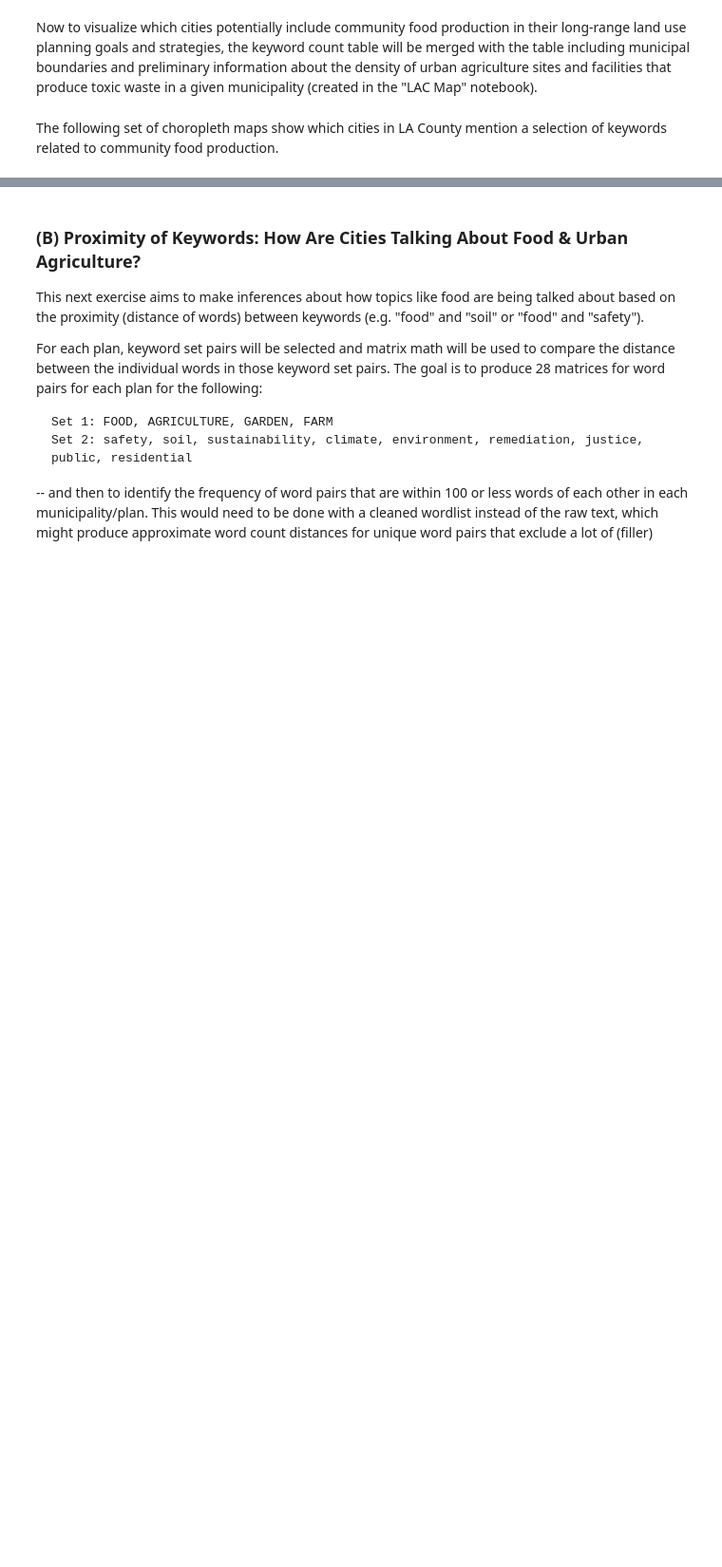
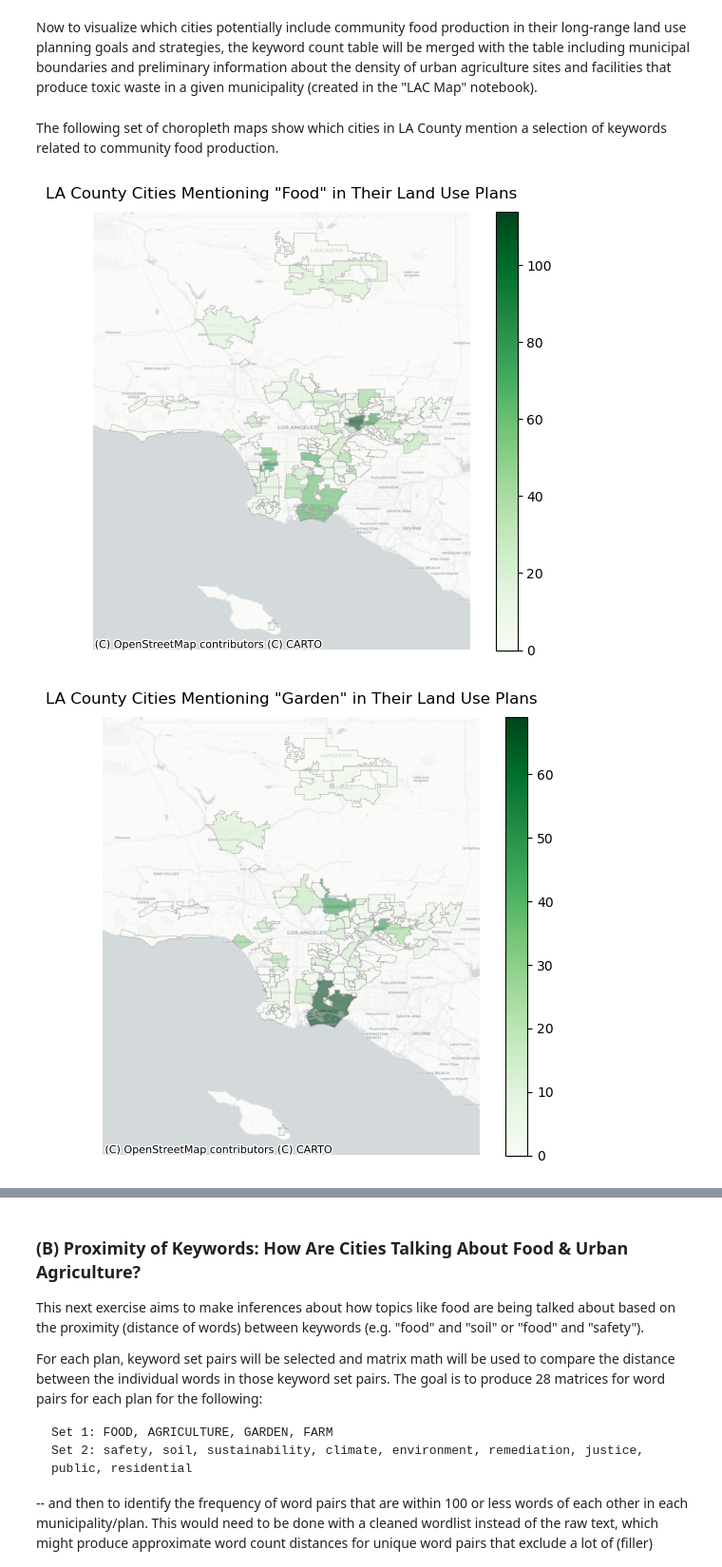
Before and after one commit to ngmelo/Food-Systems-Policy-Research, a Jupyter notebook: Food Systems and General Plans/Food Safety and General Plans.ipynb, the cells around one changed output, grey strips where cells are left out. Shown at 95% size. Cells and saved outputs as stored; diff of their text form; code cells hidden in the pictures; blank space fills up the shorter version.

```diff
--- a/Food Systems and General Plans/Food Safety and General Plans.ipynb
+++ b/Food Systems and General Plans/Food Safety and General Plans.ipynb
@@ -219,7 +328,10 @@ Now to visualize which cities potentially include community food production in t
 # joining keyword counts table to table with geocoded municipalities with preliminary UA site and Toxic Release densities
 
 # loading file
-LAC = gpd.read_file('C:/Users/melod/Documents/data science/Food-Systems-Policy-Research/Food Systems and General Plans/LACfinal.json')
+LAC = gpd.read_file('C:/Users/melod/Documents/data science/Food-Systems-Policy-Research/Food Systems and General Plans/LACfinal.geojson')
+
+# set index to 'city' column
+LAC.set_index('City', inplace = True)
 
 # joining
 LACmunikeys = munikeyst.join(LAC, how= 'left')
@@ -234,24 +346,27 @@ The following set of choropleth maps show which cities in LA County mention a se
 # %%
 # loop to generate maps for each keyword
 
-keywords = ['food', 'garden', 'farm', 'agriculture', 'soil', 'remediation']
+keywords = ['food', 'garden', 'farm', 'agriculture']
 
 for key in keywords:
-    fig, ax = plt.subplots(figsize =(5,6))
+    fig, ax = plt.subplots(figsize =(7,6))
 
     # keyword
     LACmunikeys.plot(ax=ax,
                      column = key,
                      edgecolor = 'darkgrey',
                      linewidth = .6,
                      cmap = 'Greens',
                      alpha = .6,
                      legend = True)
 
     # customizations
     ax.axis('off')
     ax.set_title('LA County Cities Mentioning "{}" in Their Land Use Plans'.format(key.title()),
                  fontsize=12, pad=10)
 
     # basemap
     ctx.add_basemap(ax, crs = 'EPSG:4326', source=ctx.providers.CartoDB.Positron)
+# %% [output]
+[figure, added]
+[figure, added]
```
Also changed, not shown: parts of 38 cells of this notebook, 1 other file.
